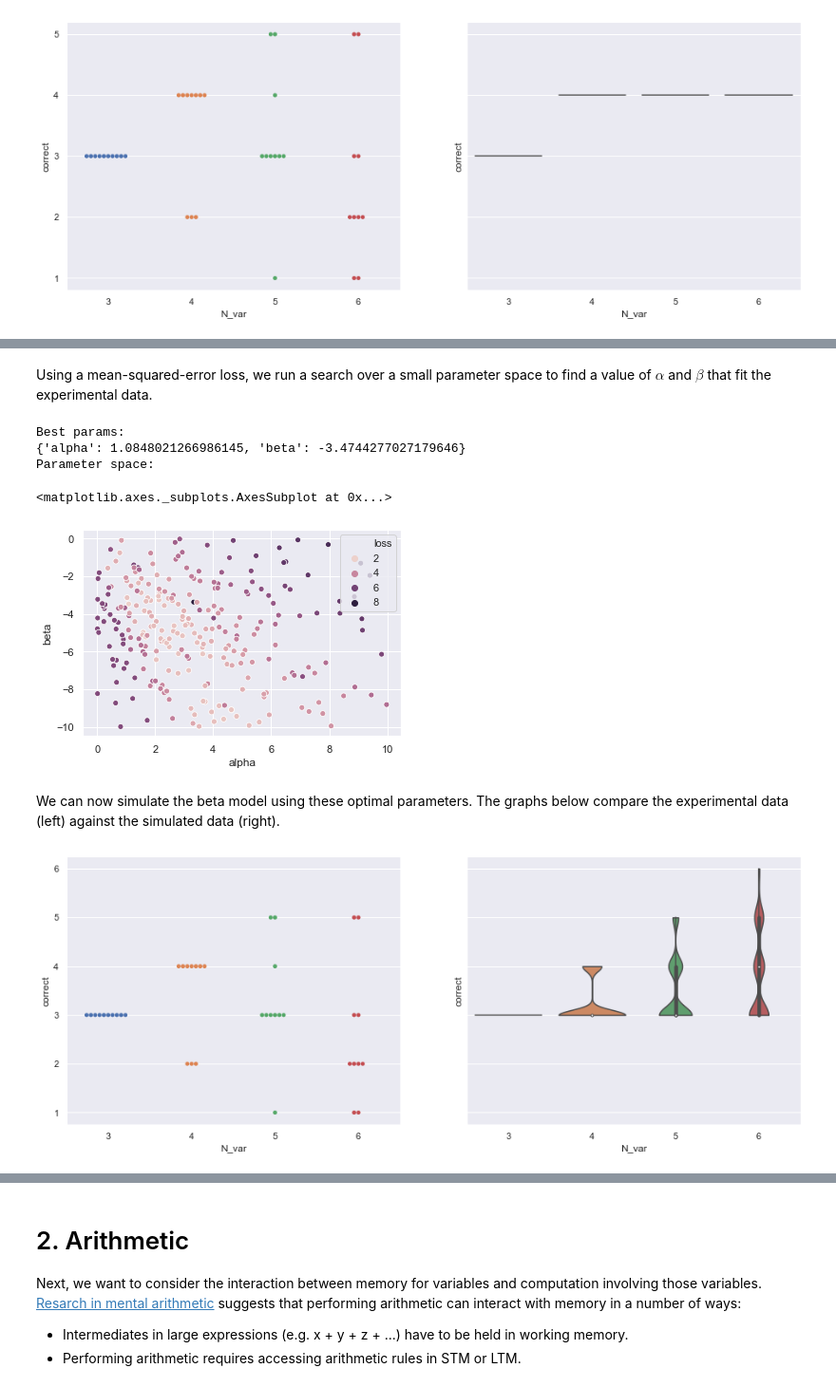
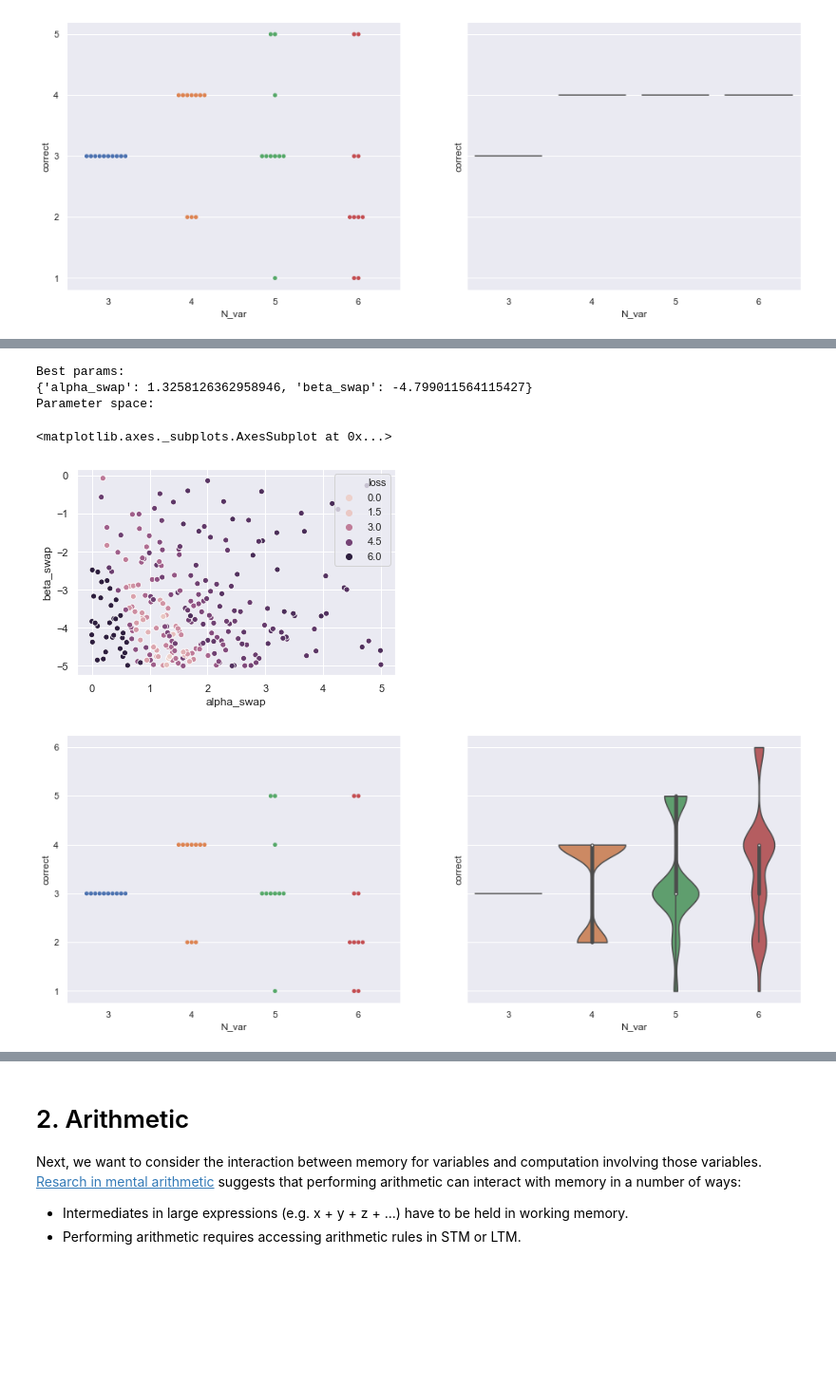
Before and after one commit to willcrichton/psypl-experiments, a Jupyter notebook: experiments/memory_program_tracing.ipynb, the cells around one changed output, grey strips where cells are left out. Shown: that part at 95% size. Cells and saved outputs as stored; diff of their text form; code cells hidden in the pictures; blank space fills up the shorter version.

```diff
--- a/experiments/memory_program_tracing.ipynb
+++ b/experiments/memory_program_tracing.ipynb
@@ -168,40 +193,35 @@ We programmatically encode this model as a new class `BetaWM`:
 # %%
-class BetaWM(BasicWM):
-    def __init__(self, alpha, beta):
+class BetaSwapWM(SwapWM):
+    def __init__(self, alpha_swap, beta_swap):
         self.chunks = []
-        self.alpha = alpha
-        self.beta = beta
+        self.alpha_swap = alpha_swap
+        self.beta_swap = beta_swap
 
-    def maybe_forget(self):
-        N_chunks = len(self.chunks)
-        p_forget = dist.Beta(N_chunks * self.alpha + self.beta, 1).sample()
-        if N_chunks > 0 and dist.Bernoulli(p_forget).sample().item() == 1.:
-            self.chunks.remove(choice(self.chunks))
+    def maybe_swap(self):
+        p_swap = dist.Beta(len(self.chunks) * self.alpha_swap + self.beta_swap, 1).sample()
+        if dist.Bernoulli(p_swap).sample().item() == 1.:
+            self.swap()
-# %% [markdown]
-Using a mean-squared-error loss, we run a search over a small parameter space to find a value of $\alpha$ and $\beta$ that fit the experimental data.
 # %%
-beta_param_space = [
-    hp.uniform('alpha', 0, 10),
-    hp.uniform('beta', -10, 0),
+betaswap_param_space = [
+    hp.uniform('alpha_swap', 0, 5),
+    hp.uniform('beta_swap', -5, 0)
 ]
 
-best_params_beta, all_params_beta = pcache.get(
-    'beta_params', lambda: exp1.param_search(BetaWM, beta_param_space))
+betaswap_best_params, betaswap_all_params = pcache.get(
+    'betaswap_params', lambda: exp1.param_search(BetaSwapWM, betaswap_param_space))
 
 print('Best params: ')
-pprint(best_params_beta)
+pprint(betaswap_best_params)
 print('Parameter space: ', )
-sns.scatterplot(data=all_params_beta, x='alpha', y='beta', hue='loss')
+sns.scatterplot(data=betaswap_all_params, x='alpha_swap', y='beta_swap', hue='loss')
 # %% [output]
 Best params:
-{'alpha': 1.0848021266986145, 'beta': -3.4744277027179646}
+{'alpha_swap': 1.3258126362958946, 'beta_swap': -4.799011564115427}
 Parameter space:
 <matplotlib.axes._subplots.AxesSubplot at 0x...>
-[figure, old version]
+[figure, new version]
-# %% [markdown]
-We can now simulate the beta model using these optimal parameters. The graphs below compare the experimental data (left) against the simulated data (right).
 # %%
-sim_data = exp1.simulate(model=lambda: BetaWM(**best_params_beta))
+sim_data = exp1.simulate(lambda: BetaSwapWM(**betaswap_best_params))
 plot_sim(sim_data)
 # %% [output]
-[figure, old version]
+[figure, new version]
```
Also changed, not shown: parts of 16 cells of this notebook, 10 other files.
